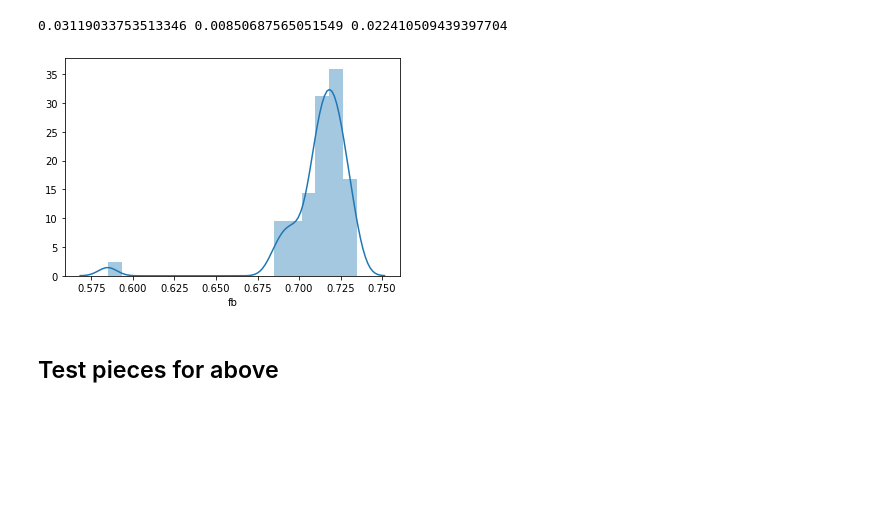
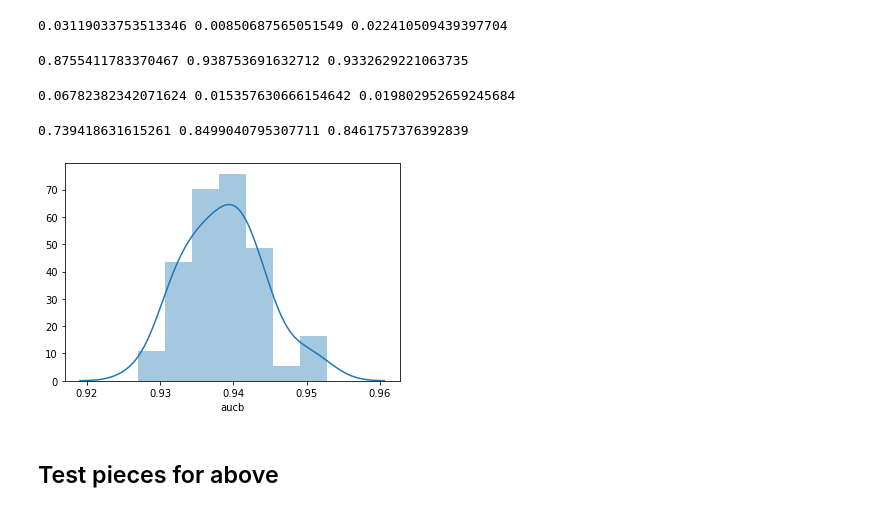
Before and after one commit to KathleenYWang/Sentiment_Detection_NLP, a Jupyter notebook: HA/ReviewTestFoldResults.ipynb, the cells around one changed output. Cells and saved outputs as stored; diff of their text form; code cells hidden in the pictures; blank space fills up the shorter version.

```diff
--- a/HA/ReviewTestFoldResults.ipynb
+++ b/HA/ReviewTestFoldResults.ipynb
@@ -689,9 +690,18 @@ for i in range (50):
     print("max result")
     am, pm, rm, fm = get_metrics(np.asarray(actual), np.asarray(max_bert_hapy))
 
-    result_summary_bert.append([ ab, pb, rb, fb])
-    result_summary_hapy.append([ ah, ph, rh, fh])
-    result_summary_hapyORbert.append([ am, pm, rm, fm])
+    aucb = roc_auc_score(actual, bert_result)
+    auch = roc_auc_score(actual, hapy_result)
+    aucm = roc_auc_score(actual, max_bert_hapy)
+
+
+    apsb = average_precision_score(actual, bert_result)
+    apsh = average_precision_score(actual, hapy_result)
+    apsm = average_precision_score(actual, max_bert_hapy)
+
+    result_summary_bert.append([ ab, pb, rb, fb, aucb, apsb])
+    result_summary_hapy.append([ ah, ph, rh, fh, auch, apsh])
+    result_summary_hapyORbert.append([ am, pm, rm, fm, aucm, apsm])
 
     save_path = "/data/SuperMod/full_result_raw/fold" + str(i) + ".csv"
     print()
@@ -779,7 +801,7 @@ result_summary_hapyORbert[:5]
 # %%
-hapyORbert = pd.DataFrame(result_summary_hapyORbert, columns=["am", "pm", "rm", "fm"])
-bert = pd.DataFrame(result_summary_bert, columns=["ab", "pb", "rb", "fb"])
-hapy = pd.DataFrame(result_summary_hapy, columns=["ah", "ph", "rh", "fh"])
+hapyORbert = pd.DataFrame(result_summary_hapyORbert, columns=["am", "pm", "rm", "fm", "aucm", "apsm"])
+bert = pd.DataFrame(result_summary_bert, columns=["ab", "pb", "rb", "fb", "aucb", "apsb"])
+hapy = pd.DataFrame(result_summary_hapy, columns=["ah", "ph", "rh", "fh", "auch", "apsh"])
 combined_result = pd.concat([hapyORbert, bert, hapy], axis = 1)
 combined_result.head()
 # %% [output]
@@ -833,3 +855,15 @@ print(np.average(combined_result.ah) , np.average(combined_result.ab), np.averag
 print(np.std(combined_result.ah) , np.std(combined_result.ab), np.std(combined_result.am))
 # %% [output]
 0.03119033753513346 0.00850687565051549 0.022410509439397704
+# %%
+print(np.average(combined_result.auch) , np.average(combined_result.aucb), np.average(combined_result.aucm))
+# %% [output]
+0.8755411783370467 0.938753691632712 0.9332629221063735
+# %%
+print(np.std(combined_result.apsh) , np.std(combined_result.apsb), np.std(combined_result.apsm))
+# %% [output]
+0.06782382342071624 0.015357630666154642 0.019802952659245684
+# %%
+print(np.average(combined_result.apsh) , np.average(combined_result.apsb), np.average(combined_result.apsm))
+# %% [output]
+0.739418631615261 0.8499040795307711 0.8461757376392839
@@ -836,11 +872,11 @@ print(np.std(combined_result.ah) , np.std(combined_result.ab), np.std(combined_r
 # %%
 import seaborn as sns
 import matplotlib.pyplot as plt
 
-sns.distplot(combined_result.fb)
+sns.distplot(combined_result.aucb)
 plt.show()
 # %% [output]
-[figure, old version]
+[figure, new version]
 # %%
 combined_result.to_csv("/data/SuperMod/full_result_raw/all_summarized.csv", index = False)
 # %% [markdown]
```
Also changed, not shown: parts of 6 cells of this notebook, 1 other file.
